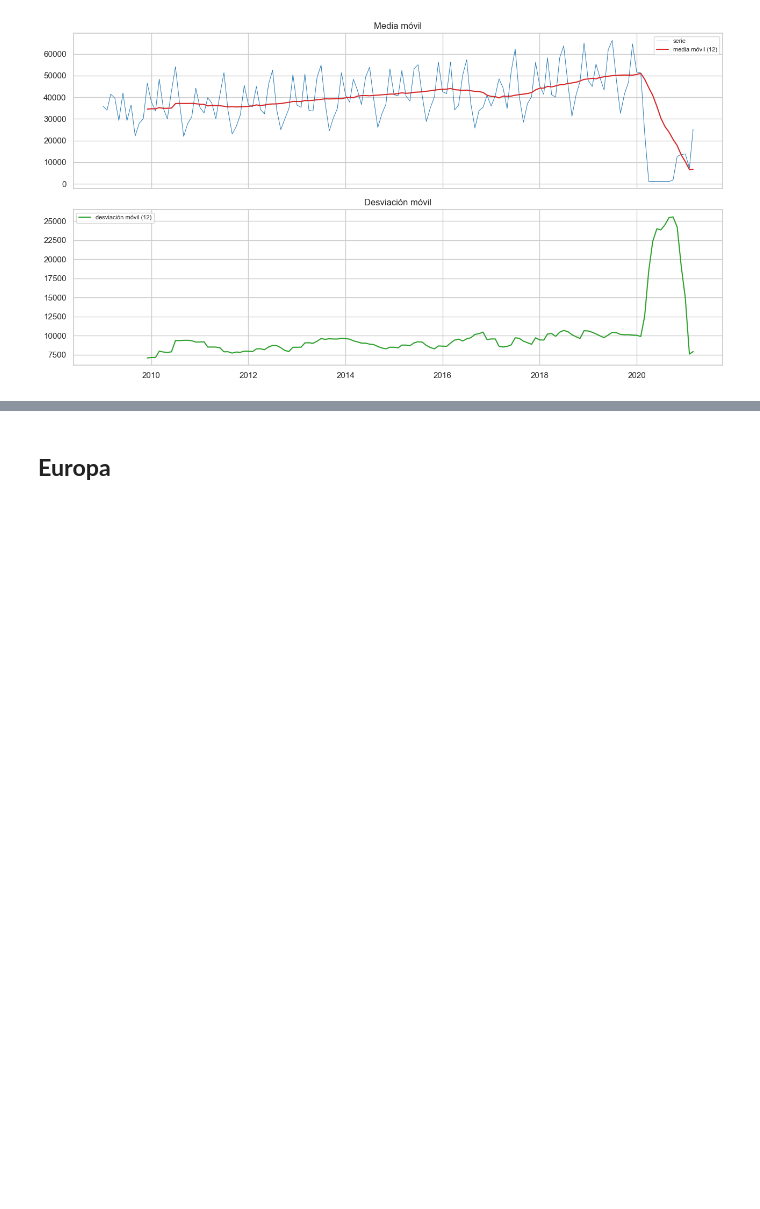
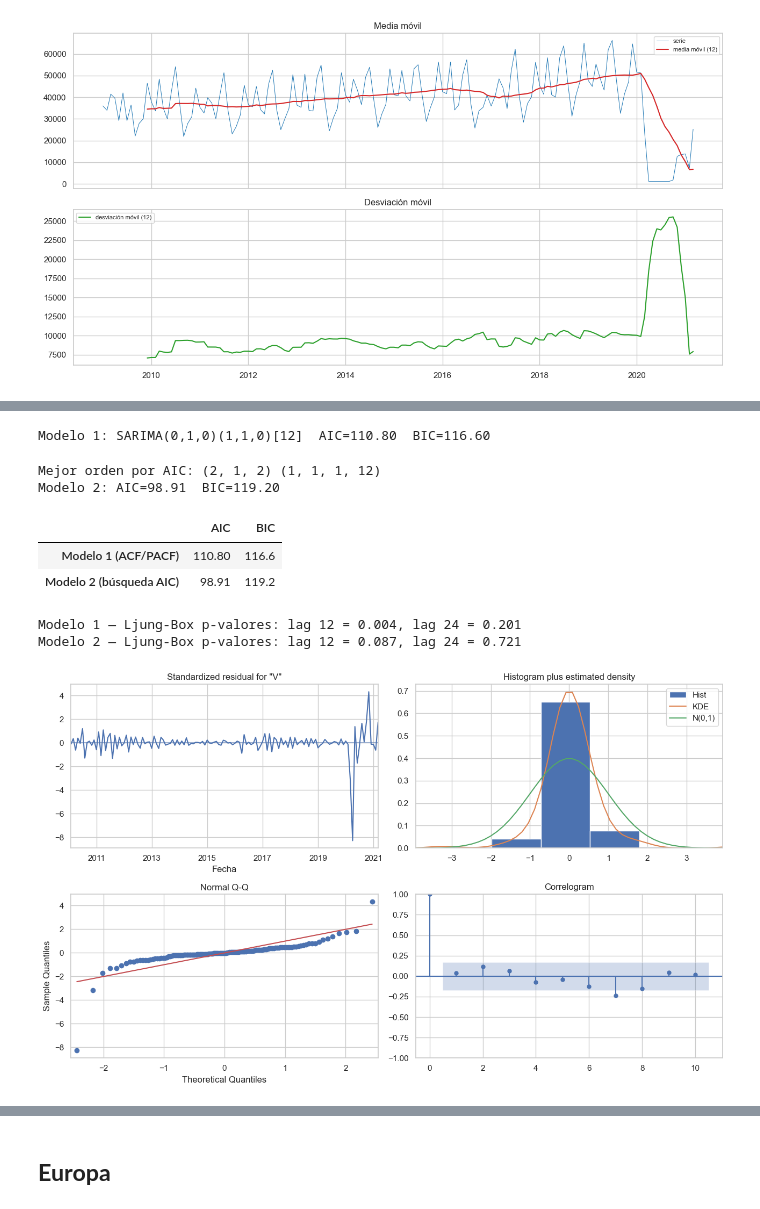
Before and after one commit to Bamo0507/Laboratorio_1_Series_de_Tiempo, a Jupyter notebook: notebooks/series/Regiones_Series_de_Tiempo.ipynb, the cells around one changed output, grey strips where cells are left out. Drawn from its saved outputs; the diff is of its cells as text; code cells hidden in the pictures; blank space fills up the shorter version.

```diff
--- a/notebooks/series/Regiones_Series_de_Tiempo.ipynb
+++ b/notebooks/series/Regiones_Series_de_Tiempo.ipynb
@@ -619,0 +781,52 @@ Desv. estándar del residuo multiplicativo: 0.2191
+# %%
+# g) Modelo 1: el establecido en el inciso f a partir de la ACF/PACF.
+modelo_1_norte = SARIMAX(serie_america_norte_log, order=(p, d, q),
+                         seasonal_order=(P, D, Q, s)).fit(disp=False)
+print(f"Modelo 1: SARIMA({p},{d},{q})({P},{D},{Q})[{s}]  AIC={modelo_1_norte.aic:.2f}  BIC={modelo_1_norte.bic:.2f}")
+# %% [output]
+Modelo 1: SARIMA(0,1,0)(1,1,0)[12]  AIC=110.80  BIC=116.60
+# %%
+# g) Modelo 2: búsqueda por AIC (se fijan d, D y s de f; se varían p, q, P, Q).
+mejor_norte = {"aic": np.inf, "order": None, "seasonal_order": None}
+for pp, qq, PP, QQ in itertools.product(range(3), range(3), range(2), range(2)):
+    try:
+        m = SARIMAX(serie_america_norte_log, order=(pp, d, qq),
+                    seasonal_order=(PP, D, QQ, s)).fit(disp=False)
+        if m.aic < mejor_norte["aic"]:
+            mejor_norte = {"aic": m.aic, "order": (pp, d, qq), "seasonal_order": (PP, D, QQ, s)}
+    except Exception:
+        continue
+
+modelo_2_norte = SARIMAX(serie_america_norte_log, order=mejor_norte["order"],
+                         seasonal_order=mejor_norte["seasonal_order"]).fit(disp=False)
+print("Mejor orden por AIC:", mejor_norte["order"], mejor_norte["seasonal_order"])
+print(f"Modelo 2: AIC={modelo_2_norte.aic:.2f}  BIC={modelo_2_norte.bic:.2f}")
+# %% [output]
+Mejor orden por AIC: (2, 1, 2) (1, 1, 1, 12)
+Modelo 2: AIC=98.91  BIC=119.20
+# %%
+# g) Comparación de los dos modelos por AIC/BIC y análisis de residuos.
+comparacion_norte = pd.DataFrame({
+    "AIC": [modelo_1_norte.aic, modelo_2_norte.aic],
+    "BIC": [modelo_1_norte.bic, modelo_2_norte.bic],
+}, index=["Modelo 1 (ACF/PACF)", "Modelo 2 (búsqueda AIC)"]).round(2)
+display(comparacion_norte)
+
+# Ljung-Box sobre los residuos (p > 0.05 => sin autocorrelación => ruido blanco).
+burn = d + s * D
+for nombre, modelo in [("Modelo 1", modelo_1_norte), ("Modelo 2", modelo_2_norte)]:
+    resid = pd.Series(modelo.standardized_forecasts_error[0], index=serie_america_norte_log.index).iloc[burn:]
+    lb = acorr_ljungbox(resid, lags=[12, 24], return_df=True)
+    print(f"{nombre} — Ljung-Box p-valores: lag 12 = {lb['lb_pvalue'].iloc[0]:.3f}, lag 24 = {lb['lb_pvalue'].iloc[1]:.3f}")
+
+# Diagnóstico visual de los residuos del Modelo 2 (el elegido).
+modelo_2_norte.plot_diagnostics(figsize=(13, 8))
+plt.tight_layout()
+plt.show()
+# %% [output]
+|  | AIC | BIC |
+| Modelo 1 (ACF/PACF) | 110.80 | 116.6 |
+| Modelo 2 (búsqueda AIC) | 98.91 | 119.2 |
+Modelo 1 — Ljung-Box p-valores: lag 12 = 0.004, lag 24 = 0.201
+Modelo 2 — Ljung-Box p-valores: lag 12 = 0.087, lag 24 = 0.721
+[figure, added]
```
Also changed, not shown: parts of 37 cells of this notebook, 1 other file.
